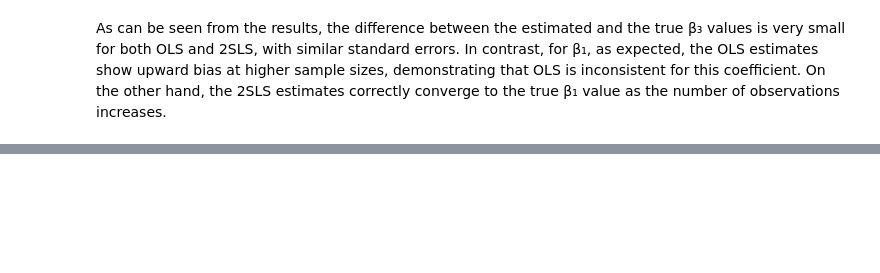
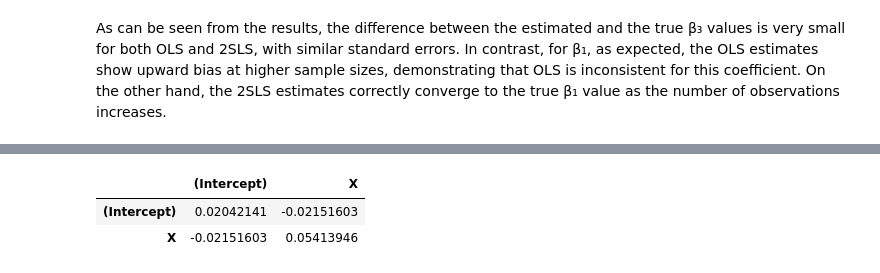
Before and after one commit to 52804407/Advanced_Econometrics_Pasz_Dohnal_Tom-, a Jupyter notebook: AE_HW2_Group27_Pasz_Dohnal_Gabriel.ipynb, the cells around one changed output, grey strips where cells are left out. Drawn from its saved outputs; the diff is of its cells as text; code cells hidden in the pictures; blank space fills up the shorter version.

```diff
--- a/AE_HW2_Group27_Pasz_Dohnal_Gabriel.ipynb
+++ b/AE_HW2_Group27_Pasz_Dohnal_Gabriel.ipynb
@@ -867,0 +1066,81 @@ As can be seen from the results, the difference between the estimated and the tr
+# %%
+beta_hat
+V_beta
+
+
+beta1_hat <- beta_hat["(Intercept)"]
+beta2_hat <- beta_hat["X"]
+
+Phi_hat <- beta1_hat^2 - exp(beta2_hat^2)
+Phi_hat
+
+
+
+grad_Phi <- c(
+  2 * beta1_hat,
+  -2 * beta2_hat * exp(beta2_hat^2)
+)
+
+grad_Phi
+
+
+Var_Phi_delta_hand <- as.numeric(t(grad_Phi) %*% V_beta %*% grad_Phi)
+Var_Phi_delta_hand
+
+
+
+Phi_se_delta <- deltamethod(
+  ~ x1^2 - exp(x2^2),
+  mean = c(beta1_hat, beta2_hat),
+  cov  = V_beta
+)
+
+Phi_se_delta
+Var_Phi_delta_msm <- Phi_se_delta^2
+Var_Phi_delta_msm
+
+
+
+Phi_from_sample <- function(Y_sample, X_sample) {
+  fit <- lm(Y_sample ~ X_sample)
+  b   <- coef(fit)
+  b1  <- b[1]
+  b2  <- b[2]
+  b1^2 - exp(b2^2)
+}
+
+boot_Phi <- function(B) {
+  n <- length(Y)
+  Phi_boot <- numeric(B)
+
+  for (b in seq_len(B)) {
+    idx <- sample.int(n, size = n, replace = TRUE)
+    Y_b <- Y[idx]
+    X_b <- X[idx]
+    Phi_boot[b] <- Phi_from_sample(Y_b, X_b)
+  }
+
+  list(
+    Phi_boot = Phi_boot,
+    Var      = var(Phi_boot),
+    Mean     = mean(Phi_boot)
+  )
+}
+
+
+set.seed(123)
+boot_1000 <- boot_Phi(B = 1000)
+
+
+
+boot_10000 <- boot_Phi(B = 10000)
+
+
+#comaprison
+
+cat("Phi_hat:", Phi_hat, "\n")
+cat("Var(Phi) – delta method (hand):", Var_Phi_delta_hand, "\n")
+cat("Var(Phi) – delta method (msm::deltamethod):", Var_Phi_delta_msm, "\n")
+cat("Var(Phi) – bootstrap B=1000:", boot_1000$Var, "\n")
+cat("Var(Phi) – bootstrap B=10000:", boot_10000$Var, "\n")
+# %% [output]
@@ -867,0 +1150,3 @@ As can be seen from the results, the difference between the estimated and the tr
+|  | (Intercept) | X |
+| (Intercept) | 0.02042141 | -0.02151603 |
+| X | -0.02151603 | 0.05413946 |
```
Also changed, not shown: parts of 21 cells of this notebook.
